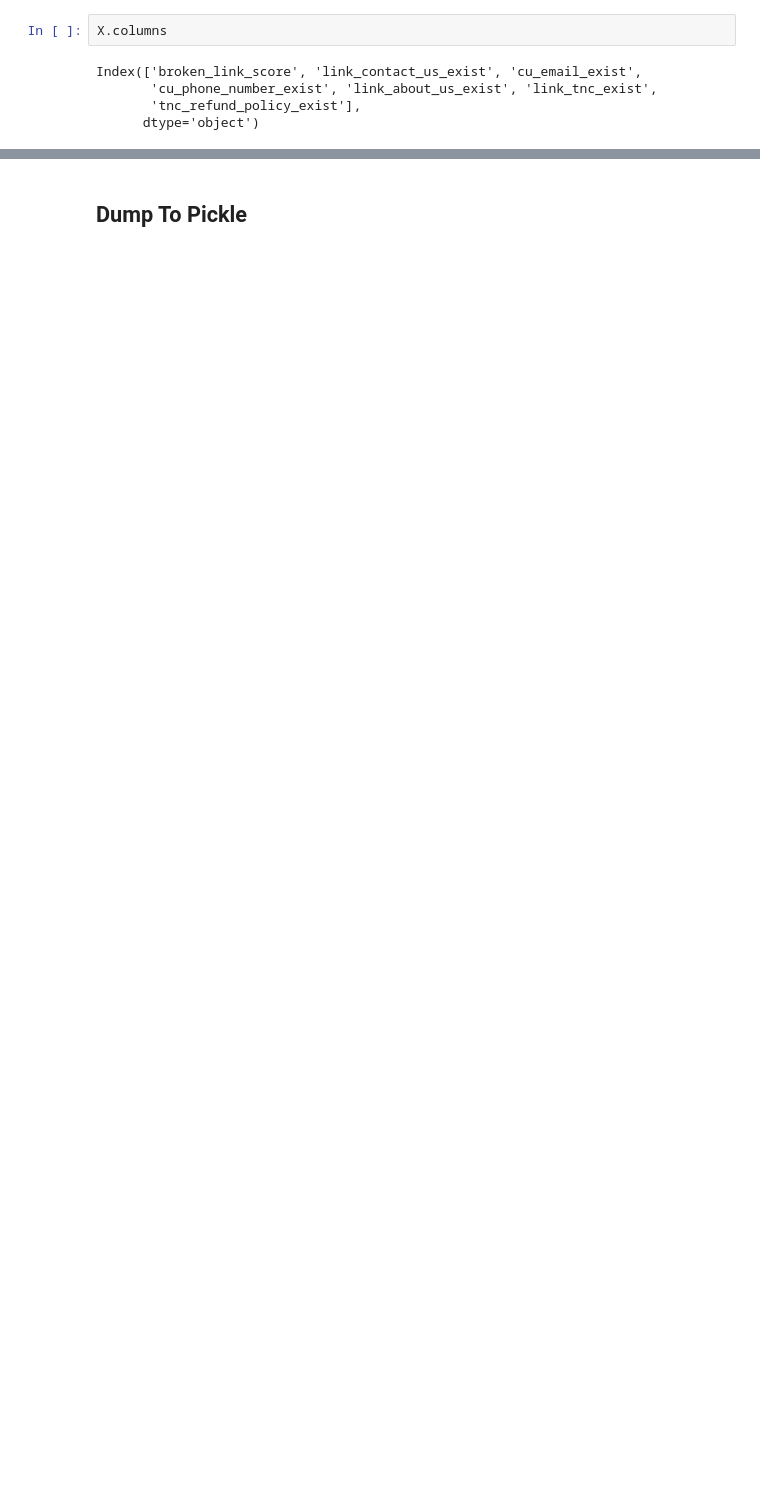
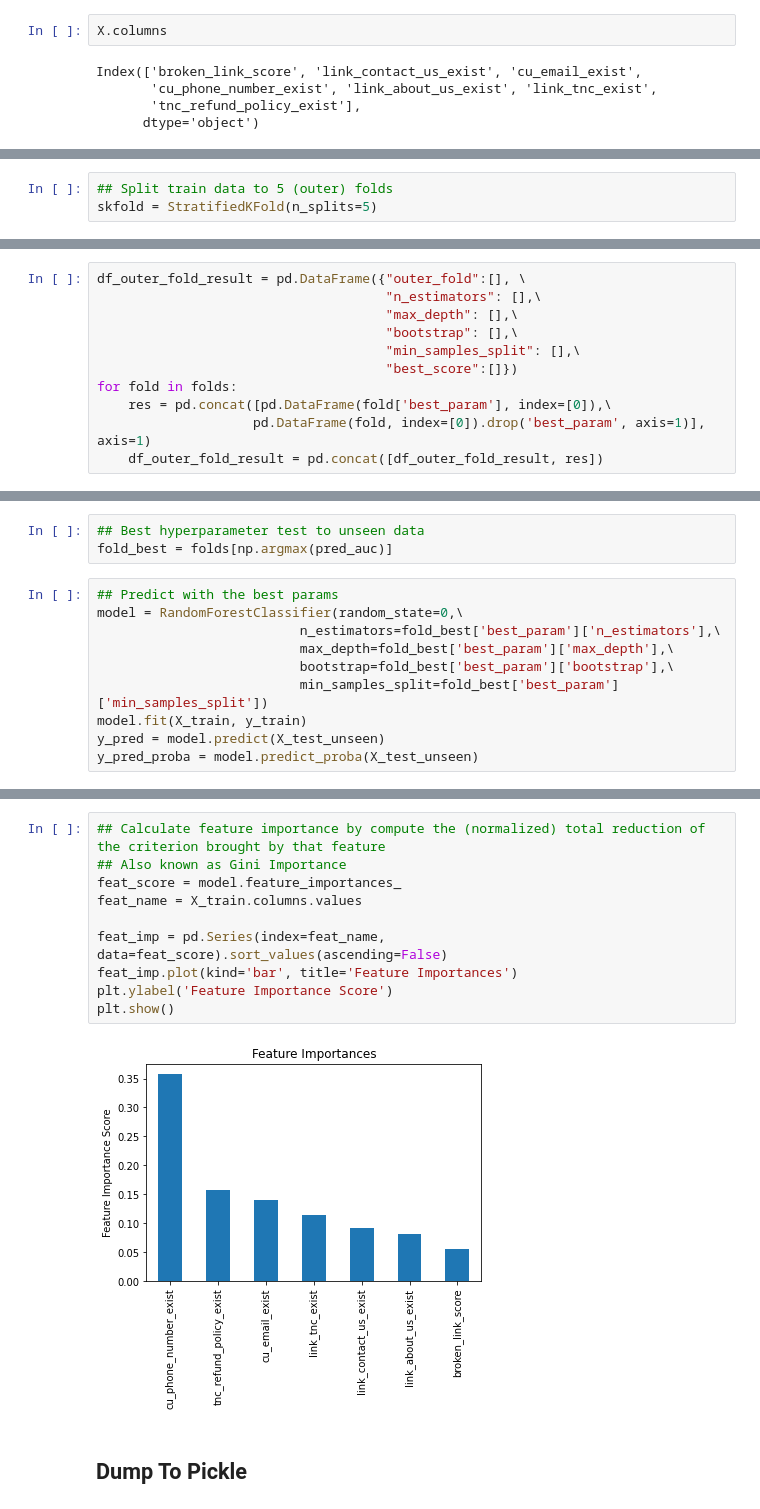
Before and after one commit to bahyhelmihp/web-crawler, a Jupyter notebook: api/datasets/Modelling-RandomForest.ipynb, the cells around one changed output, grey strips where cells are left out. Cells and saved outputs as stored; diff of their text form; blank space fills up the shorter version.

```diff
--- a/api/datasets/Modelling-RandomForest.ipynb
+++ b/api/datasets/Modelling-RandomForest.ipynb
@@ -500,0 +99,3 @@ plt.show()
+# %%
+## Split train data to 5 (outer) folds
+skfold = StratifiedKFold(n_splits=5)
@@ -500,0 +163,11 @@ plt.show()
+# %%
+df_outer_fold_result = pd.DataFrame({"outer_fold":[], \
+                                     "n_estimators": [],\
+                                     "max_depth": [],\
+                                     "bootstrap": [],\
+                                     "min_samples_split": [],\
+                                     "best_score":[]})
+for fold in folds:
+    res = pd.concat([pd.DataFrame(fold['best_param'], index=[0]),\
+                    pd.DataFrame(fold, index=[0]).drop('best_param', axis=1)], axis=1)
+    df_outer_fold_result = pd.concat([df_outer_fold_result, res])
@@ -500,0 +245,13 @@ plt.show()
+# %%
+## Best hyperparameter test to unseen data
+fold_best = folds[np.argmax(pred_auc)]
+# %%
+## Predict with the best params
+model = RandomForestClassifier(random_state=0,\
+                          n_estimators=fold_best['best_param']['n_estimators'],\
+                          max_depth=fold_best['best_param']['max_depth'],\
+                          bootstrap=fold_best['best_param']['bootstrap'],\
+                          min_samples_split=fold_best['best_param']['min_samples_split'])
+model.fit(X_train, y_train)
+y_pred = model.predict(X_test_unseen)
+y_pred_proba = model.predict_proba(X_test_unseen)
@@ -501,3 +300,15 @@ plt.show()
+# %%
+## Calculate feature importance by compute the (normalized) total reduction of the criterion brought by that feature
+## Also known as Gini Importance
+feat_score = model.feature_importances_
+feat_name = X_train.columns.values
+
+feat_imp = pd.Series(index=feat_name, data=feat_score).sort_values(ascending=False)
+feat_imp.plot(kind='bar', title='Feature Importances')
+plt.ylabel('Feature Importance Score')
+plt.show()
+# %% [output]
+[figure, added]
 # %% [markdown]
 ## Dump To Pickle
 # %%
```
Also changed, not shown: parts of 67 cells of this notebook, 3 other files.
